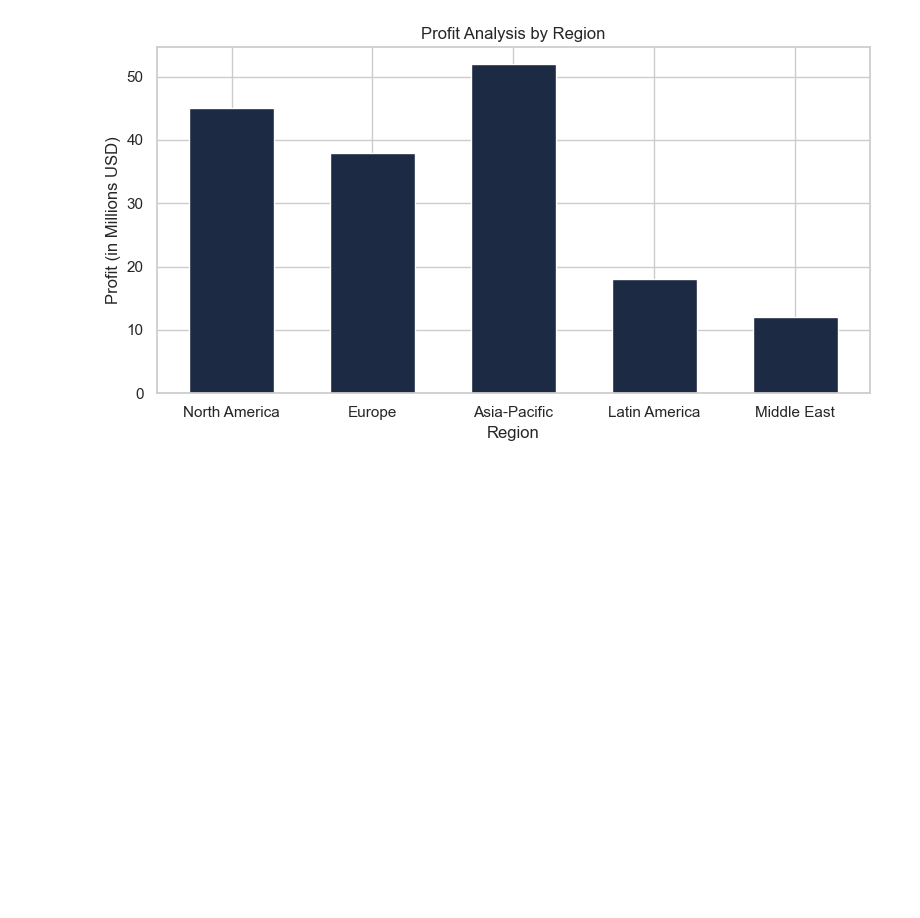
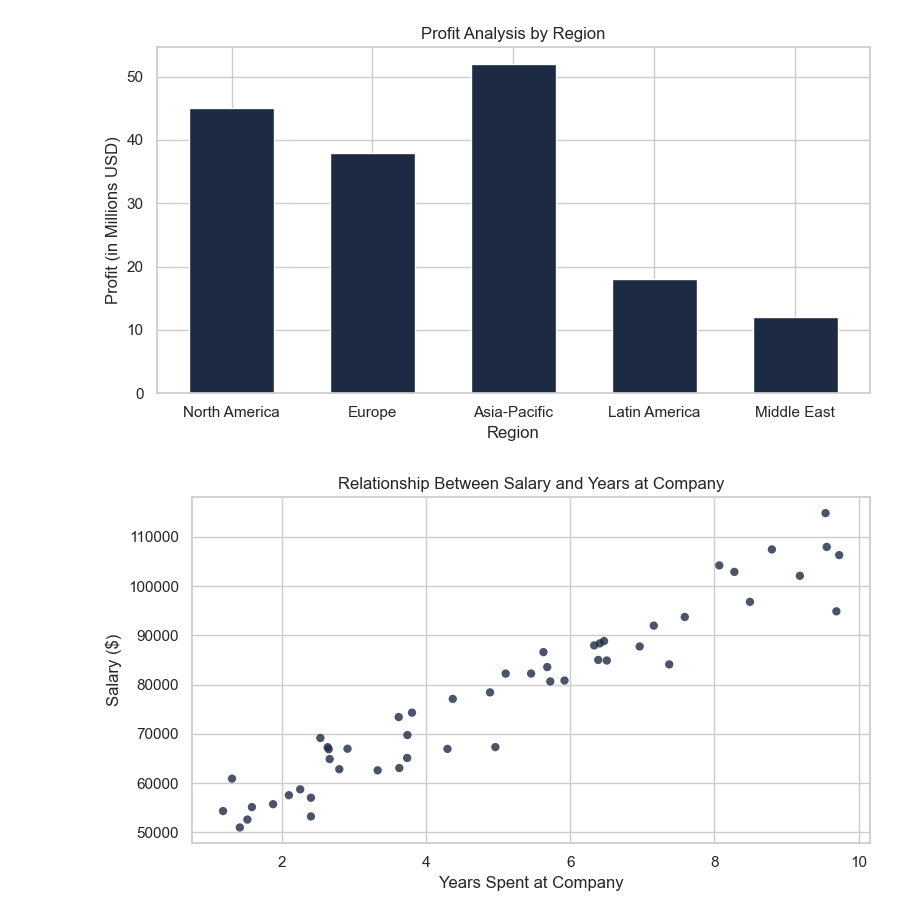
Before and after one commit to Kurodataio/Data_Visualizations, a Jupyter notebook: data_visualizations.ipynb, the cells around one changed output. Saved outputs shown, nothing was run; the diff lists cells and outputs as text; code cells hidden in the pictures; blank space fills up the shorter version.

Commit message:
Add Connected Scatterplot

```diff
--- a/data_visualizations.ipynb
+++ b/data_visualizations.ipynb
@@ -600,3 +600,26 @@ plt.tight_layout()
 plt.show()
 # %% [output]
 [figure]
+# %%
+# -------------------------------------------------------------
+# 3. Scatter Plot
+# -------------------------------------------------------------
+
+# *Use Case: Relationship between salary and years spent at company*
+
+# Generate Mock Data
+np.random.seed(42)
+years_at_company = np.random.uniform(1, 10, 50)
+# Positive correlation with some noise
+salary = 45000 + (years_at_company * 6500) + np.random.normal(0, 5000, 50)
+
+# Plot
+plt.figure(figsize=(8, 4.5))
+plt.scatter(years_at_company, salary, color='#1d2a44', alpha=0.8, edgecolors='none')
+plt.xlabel('Years Spent at Company')
+plt.ylabel('Salary ($)')
+plt.title('Relationship Between Salary and Years at Company')
+plt.tight_layout()
+plt.show()
+# %% [output]
+[figure, added]
```
Also changed, not shown: parts of 1 cell of this notebook.
